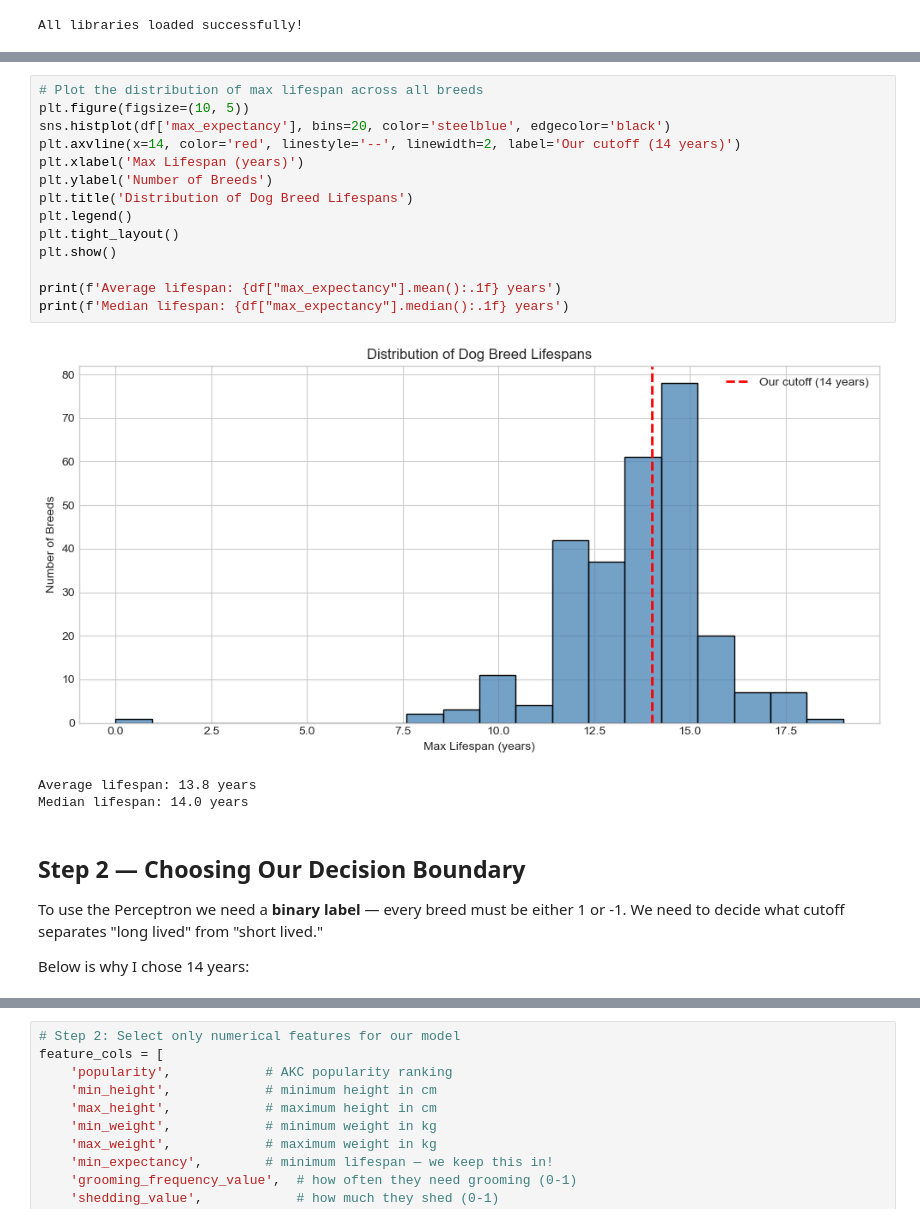
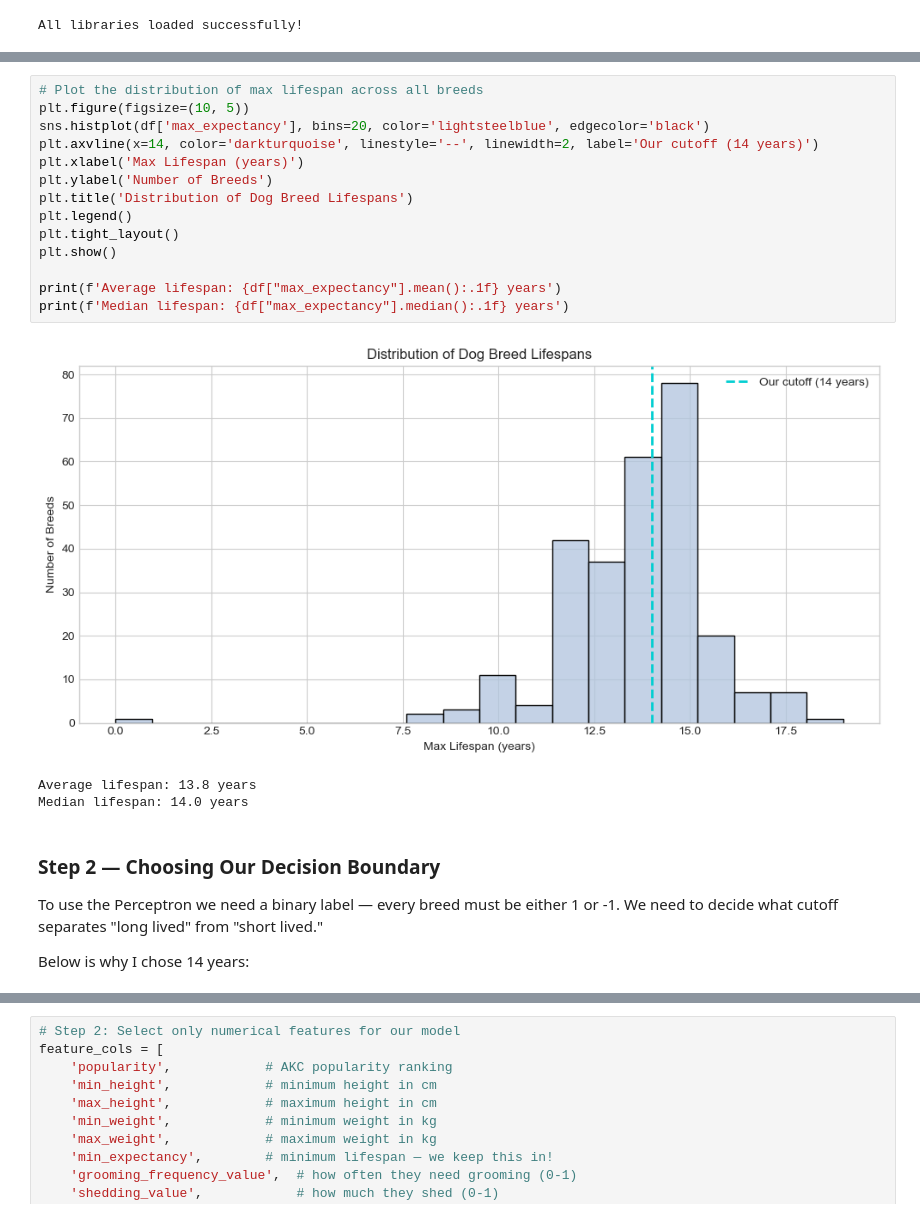
Before and after one commit to ml230-2026/CMOR438, a Jupyter notebook: examples/supervised/A) The-Perceptron/The-Perceptron.ipynb, the cells around one changed output, grey strips where cells are left out. Saved outputs shown, nothing was run; the diff lists cells and outputs as text.

```diff
--- a/examples/supervised/A) The-Perceptron/The-Perceptron.ipynb
+++ b/examples/supervised/A) The-Perceptron/The-Perceptron.ipynb
@@ -134,26 +129,24 @@ dtype: int64
 # %%
 # Plot the distribution of max lifespan across all breeds
 plt.figure(figsize=(10, 5))
-sns.histplot(df['max_expectancy'], bins=20, color='steelblue', edgecolor='black')
-plt.axvline(x=14, color='red', linestyle='--', linewidth=2, label='Our cutoff (14 years)')
+sns.histplot(df['max_expectancy'], bins=20, color='lightsteelblue', edgecolor='black')
+plt.axvline(x=14, color='darkturquoise', linestyle='--', linewidth=2, label='Our cutoff (14 years)')
 plt.xlabel('Max Lifespan (years)')
 plt.ylabel('Number of Breeds')
 plt.title('Distribution of Dog Breed Lifespans')
 plt.legend()
 plt.tight_layout()
 plt.show()
 
 print(f'Average lifespan: {df["max_expectancy"].mean():.1f} years')
 print(f'Median lifespan: {df["max_expectancy"].median():.1f} years')
 # %% [output]
-[figure, old version]
+[figure, new version]
 Average lifespan: 13.8 years
 Median lifespan: 14.0 years
 # %% [markdown]
-## Step 2 — Choosing Our Decision Boundary
-To use the Perceptron we need a **binary label** — every breed must be
-either 1 or -1. We need to decide what cutoff separates "long lived"
-from "short lived."
+### Step 2 — Choosing Our Decision Boundary
+To use the Perceptron we need a binary label — every breed must be either 1 or -1. We need to decide what cutoff separates "long lived" from "short lived."
 
 Below is why I chose 14 years:
 # %%
```
Also changed, not shown: parts of 13 cells of this notebook.
